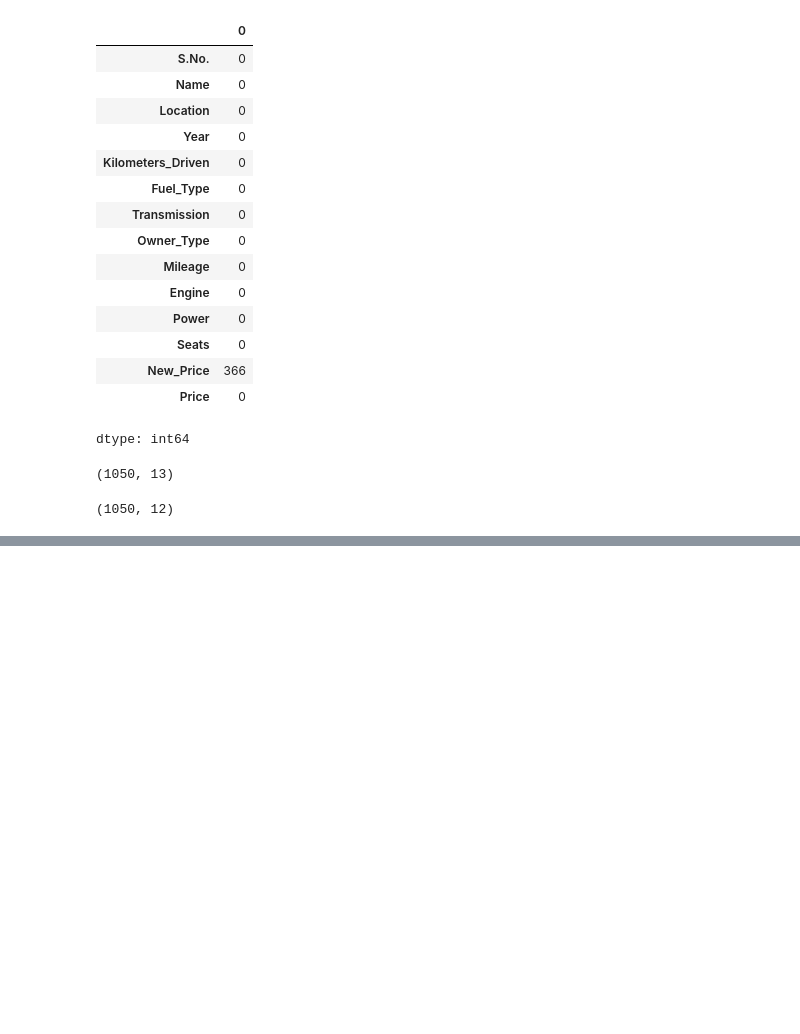
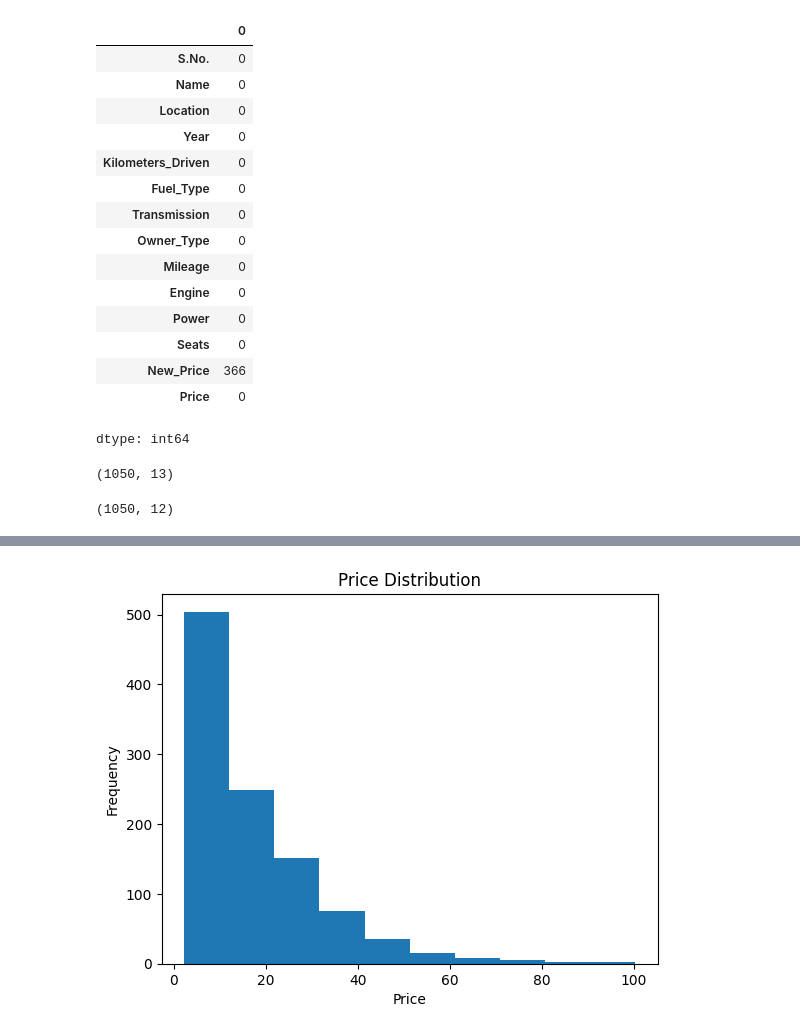
Before and after one commit to sayalivadya1654-cell/Car-Resale-Price-Prediction, a Jupyter notebook: Car_Resale_Price_Prediction.ipynb, the cells around one changed output, grey strips where cells are left out. Cells and saved outputs as stored; diff of their text form; code cells hidden in the pictures; blank space fills up the shorter version.

```diff
--- a/Car_Resale_Price_Prediction.ipynb
+++ b/Car_Resale_Price_Prediction.ipynb
@@ -107,0 +170,9 @@ df['Power'] = df['Power'].astype(str).str.split().str[0].astype(float)
+# %%
+# histogram
+plt.hist(df['Price'])
+plt.xlabel("Price")
+plt.ylabel("Frequency")
+plt.title("Price Distribution")
+plt.show()
+# %% [output]
+[figure, added]
```
Also changed, not shown: parts of 29 cells of this notebook.
